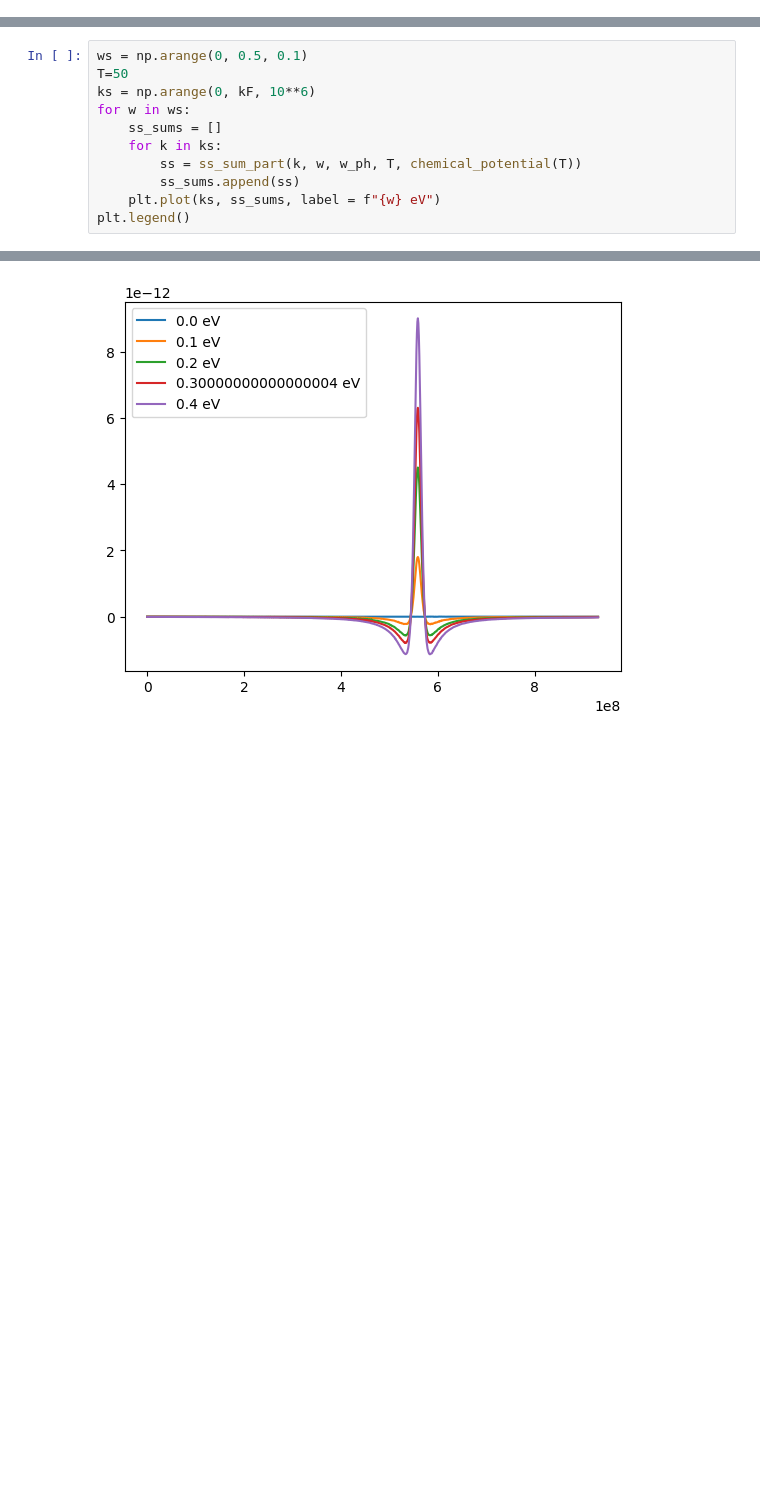
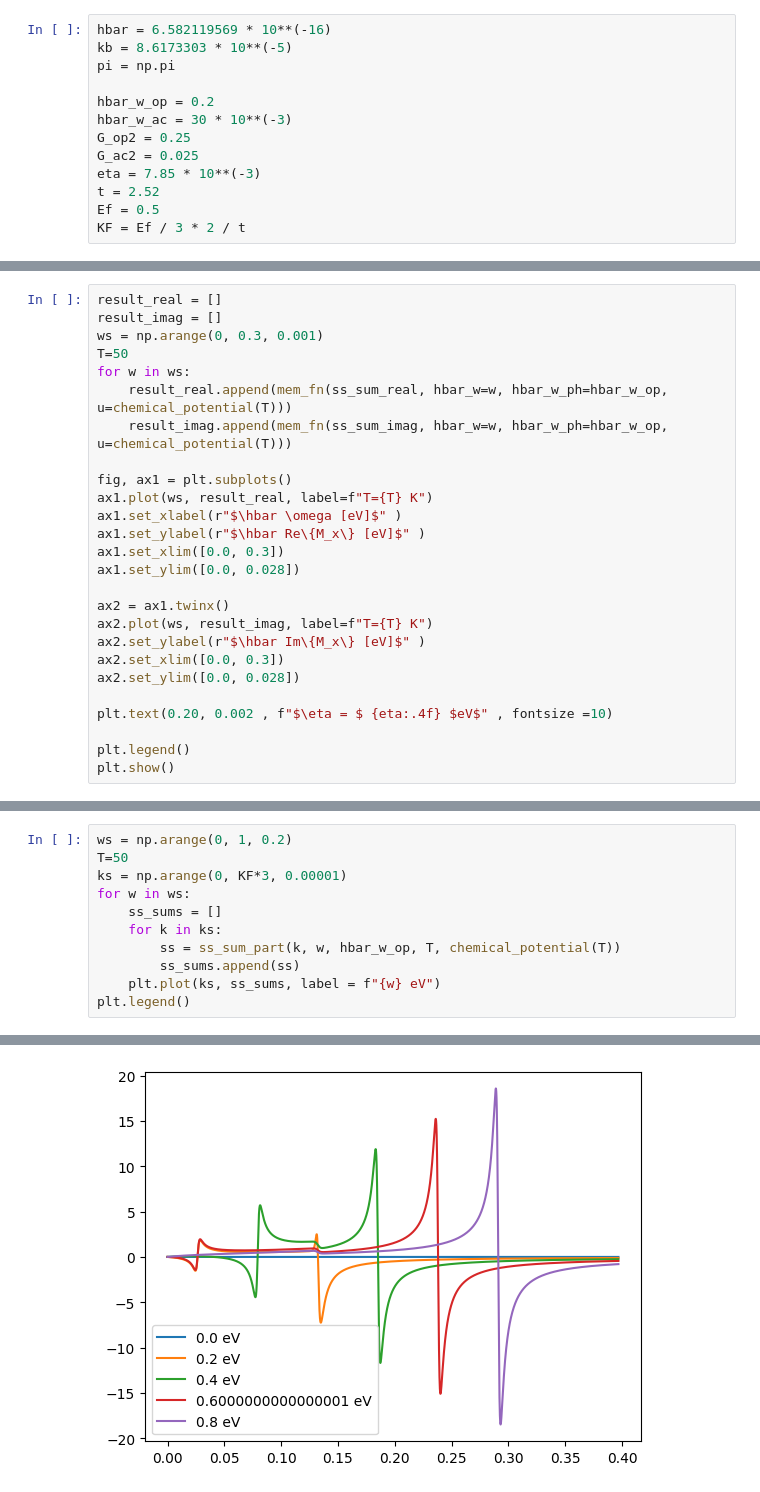
Before and after one commit to ppapac/24112024_memfn, a Jupyter notebook: Untitled-1copy.ipynb, the cells around one changed output, grey strips where cells are left out. Saved outputs shown, nothing was run; the diff lists cells and outputs as text; blank space fills up the shorter version.

```diff
--- a/Untitled-1copy.ipynb
+++ b/Untitled-1copy.ipynb
@@ -25,3 +10,16 @@ print(kF)
+# %%
+hbar = 6.582119569 * 10**(-16)
+kb = 8.6173303 * 10**(-5)
+pi = np.pi
+
+hbar_w_op = 0.2
+hbar_w_ac = 30 * 10**(-3)
+G_op2 = 0.25
+G_ac2 = 0.025
+eta = 7.85 * 10**(-3)
+t = 2.52
+Ef = 0.5
+KF = Ef / 3 * 2 / t
 # %%
 def fermi_dirac(E, Ef, T):
     if T > 0:
@@ -78,0 +67,26 @@ def mem_fn(w, w_phonon, u=Ef, T=50):
+# %%
+result_real = []
+result_imag = []
+ws = np.arange(0, 0.3, 0.001)
+T=50
+for w in ws:
+    result_real.append(mem_fn(ss_sum_real, hbar_w=w, hbar_w_ph=hbar_w_op, u=chemical_potential(T)))
+    result_imag.append(mem_fn(ss_sum_imag, hbar_w=w, hbar_w_ph=hbar_w_op, u=chemical_potential(T)))
+
+fig, ax1 = plt.subplots()
+ax1.plot(ws, result_real, label=f"T={T} K")
+ax1.set_xlabel(r"$\hbar \omega [eV]$" )
+ax1.set_ylabel(r"$\hbar Re\{M_x\} [eV]$" )
+ax1.set_xlim([0.0, 0.3])
+ax1.set_ylim([0.0, 0.028])
+
+ax2 = ax1.twinx()
+ax2.plot(ws, result_imag, label=f"T={T} K")
+ax2.set_ylabel(r"$\hbar Im\{M_x\} [eV]$" )
+ax2.set_xlim([0.0, 0.3])
+ax2.set_ylim([0.0, 0.028])
+
+plt.text(0.20, 0.002 , f"$\eta = $ {eta:.4f} $eV$" , fontsize =10)
+
+plt.legend()
+plt.show()
@@ -79,14 +97,14 @@ def mem_fn(w, w_phonon, u=Ef, T=50):
 # %%
-ws = np.arange(0, 0.5, 0.1)
+ws = np.arange(0, 1, 0.2)
 T=50
-ks = np.arange(0, kF, 10**6)
+ks = np.arange(0, KF*3, 0.00001)
 for w in ws:
     ss_sums = []
     for k in ks:
-        ss = ss_sum_part(k, w, w_ph, T, chemical_potential(T))
+        ss = ss_sum_part(k, w, hbar_w_op, T, chemical_potential(T))
         ss_sums.append(ss)
     plt.plot(ks, ss_sums, label = f"{w} eV")
 plt.legend()
 # %% [output]
 <matplotlib.legend.Legend at 0x...>
-[figure, old version]
+[figure, new version]
```
Also changed, not shown: parts of 16 cells of this notebook, 4 other files.
